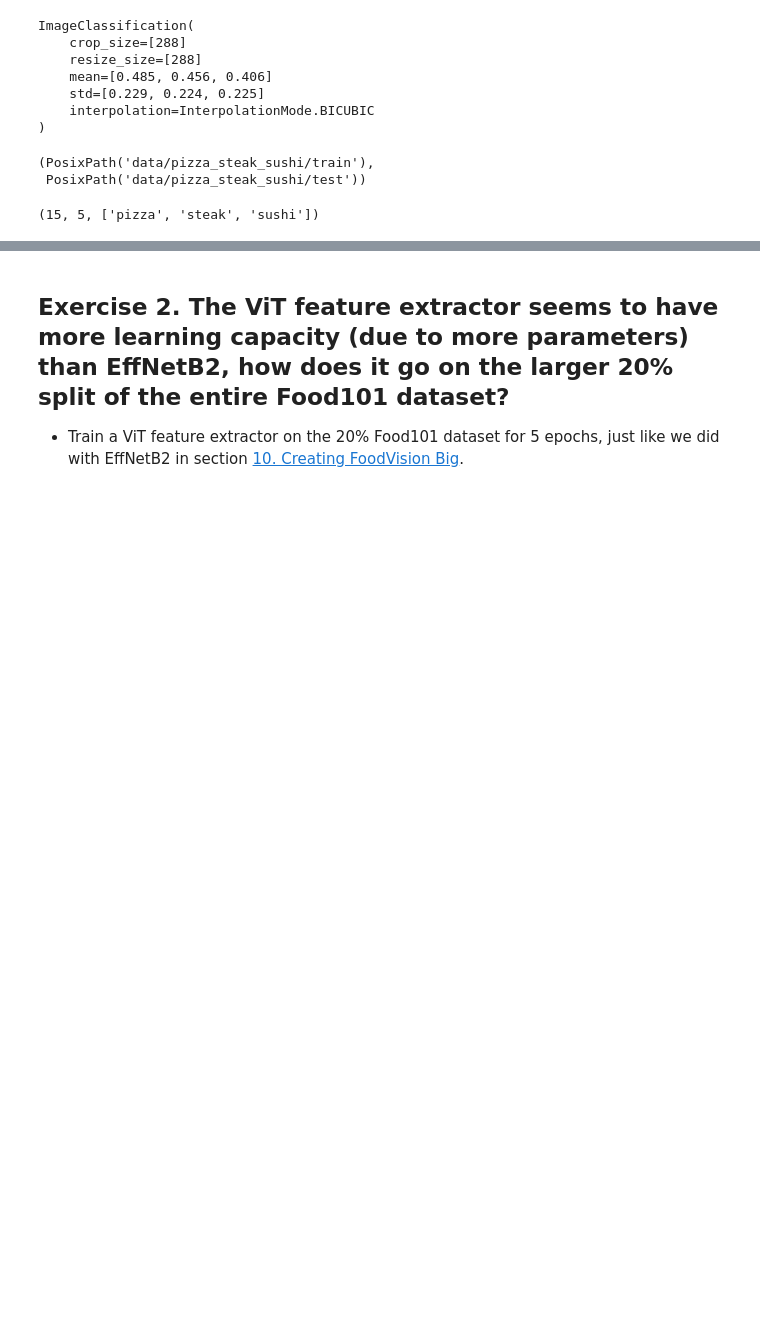
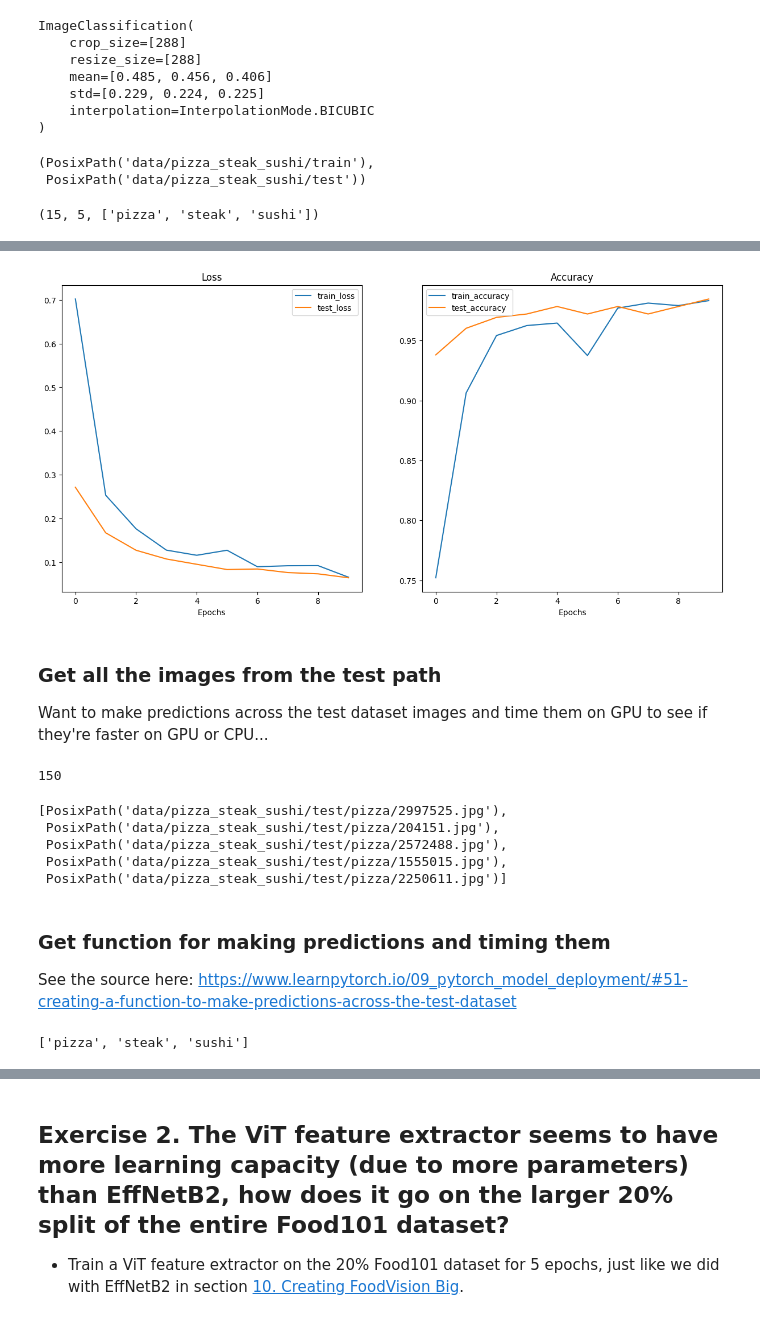
Before and after one commit to JoseJesusLaCasaNieto/Udemy, a Jupyter notebook: PyTorch_for_Deep_Learning_Bootcamp_Course/Model_Deployment/09_pytorch_model_deployment_exercises.ipynb, the cells around one changed output, grey strips where cells are left out. Saved outputs shown, nothing was run; the diff lists cells and outputs as text; code cells hidden in the pictures; blank space fills up the shorter version.

```diff
--- a/PyTorch_for_Deep_Learning_Bootcamp_Course/Model_Deployment/09_pytorch_model_deployment_exercises.ipynb
+++ b/PyTorch_for_Deep_Learning_Bootcamp_Course/Model_Deployment/09_pytorch_model_deployment_exercises.ipynb
@@ -241,0 +317,4 @@ len(train_dataloader_effnetb2), len(test_dataloader_effnetb2), class_names
+# %%
+vit, vit_transforms = create_vit_model()
+# vit
+vit_transforms
@@ -241,0 +330,13 @@ len(train_dataloader_effnetb2), len(test_dataloader_effnetb2), class_names
+# %%
+# Create dataloaders for ViT
+from going_modular.going_modular import data_setup
+
+BATCH_SIZE = 32
+train_dataloader_vit, test_dataloader_vit, class_names = data_setup.create_dataloaders(
+    train_dir=train_dir,
+    test_dir=test_dir,
+    transform=vit_transforms,
+    batch_size=BATCH_SIZE
+)
+
+len(train_dataloader_vit), len(test_dataloader_vit), class_names
@@ -241,0 +345,21 @@ len(train_dataloader_effnetb2), len(test_dataloader_effnetb2), class_names
+# %%
+# Train ViT feature extractor
+from going_modular.going_modular import engine
+
+optimizer = torch.optim.Adam(
+    params=vit.parameters(),
+    lr=1e-3
+)
+
+loss_fn = torch.nn.CrossEntropyLoss()
+
+set_seeds()
+vit_results = engine.train(
+    model=vit,
+    train_dataloader=train_dataloader_vit,
+    test_dataloader=test_dataloader_vit,
+    epochs=10,
+    optimizer=optimizer,
+    loss_fn=loss_fn,
+    device=device
+)
@@ -241,0 +377,31 @@ len(train_dataloader_effnetb2), len(test_dataloader_effnetb2), class_names
+# %%
+plot_loss_curves(vit_results)
+# %% [output]
+[figure, added]
+# %% [markdown]
+### Get all the images from the test path
+
+Want to make predictions across the test dataset images and time them on GPU to see if they're faster on GPU or CPU...
+# %%
+from pathlib import Path
+
+test_image_paths = list(Path(test_dir).glob("*/*.jpg"))
+len(test_image_paths)
+# %% [output]
+150
+# %%
+test_image_paths[:5]
+# %% [output]
+[PosixPath('data/pizza_steak_sushi/test/pizza/2997525.jpg'),
+ PosixPath('data/pizza_steak_sushi/test/pizza/204151.jpg'),
+ PosixPath('data/pizza_steak_sushi/test/pizza/2572488.jpg'),
+ PosixPath('data/pizza_steak_sushi/test/pizza/1555015.jpg'),
+ PosixPath('data/pizza_steak_sushi/test/pizza/2250611.jpg')]
+# %% [markdown]
+### Get function for making predictions and timing them
+
+See the source here: https://www.learnpytorch.io/09_pytorch_model_deployment/#51-creating-a-function-to-make-predictions-across-the-test-dataset
+# %%
+class_names
+# %% [output]
+['pizza', 'steak', 'sushi']
```
Also changed, not shown: parts of 41 cells of this notebook.
